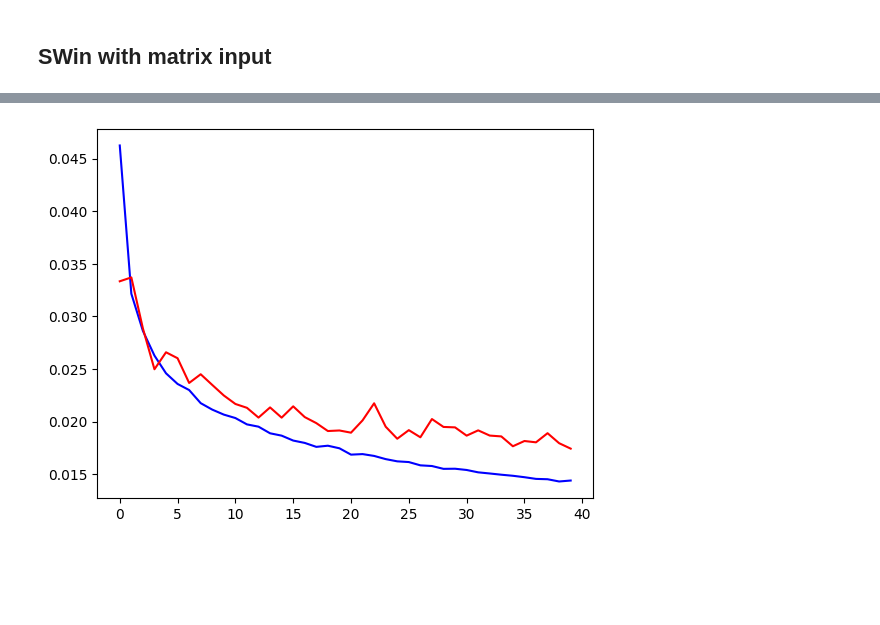
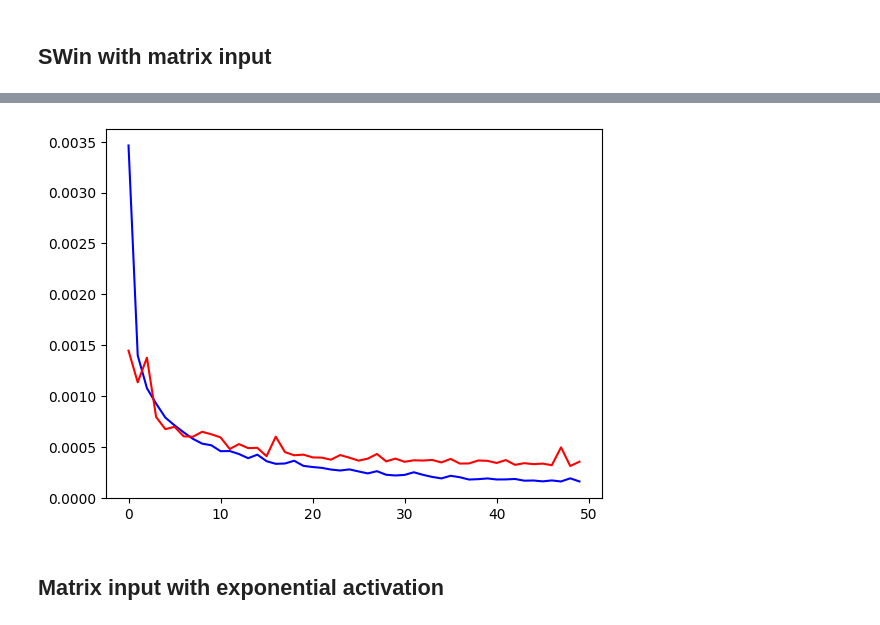
Before and after one commit to GaoDeBuChou/Swin-Transformer-based-Model-for-Trajectory-Prediction, a Jupyter notebook: experiments.ipynb, the cells around one changed output, grey strips where cells are left out. Drawn from its saved outputs; the diff is of its cells as text; code cells hidden in the pictures; blank space fills up the shorter version.

```diff
--- a/experiments.ipynb
+++ b/experiments.ipynb
@@ -322,4 +340,4 @@ class CNN(nn.Module):
 # %%
 cnn = CNN()
-train_model(cnn, nn.L1Loss(), train_loader, valid_loader, learning_rate=0.001)
+train_model(cnn, nn.L1Loss(), train_loader, valid_loader, learning_rate=0.001, epochs=30)
 # %% [output]
@@ -596,7 +614,7 @@ class PatchEmbed(nn.Module):
         norm_layer (nn.Module, optional): Normalization layer. Default: None
     """
 
-    def __init__(self, img_size=40, patch_size=5, in_chans=3, embed_dim=96, norm_layer=None):
+    def __init__(self, img_size=40, patch_size=10, in_chans=3, embed_dim=96, norm_layer=None):
         super().__init__()
         img_size = to_2tuple(img_size)
         patch_size = to_2tuple(patch_size)
@@ -646,8 +664,8 @@ class SwinMLP(nn.Module):
         use_checkpoint (bool): Whether to use checkpointing to save memory. Default: False
     """
 
-    def __init__(self, img_size=40, patch_size=20, in_chans=1, num_classes=2,
-                 embed_dim=96, depths=[1], num_heads=[6],
+    def __init__(self, img_size=40, patch_size=10, in_chans=1, num_classes=2,
+                 embed_dim=96, depths=[4,1,1], num_heads=[4,8,12],
                  window_size=2, mlp_ratio=4., drop_rate=0., drop_path_rate=0.1,
                  norm_layer=nn.LayerNorm, ape=False, patch_norm=False,
                  use_checkpoint=False, **kwargs):
@@ -756,6 +774,7 @@ class PetNet_(nn.Module):
         #x = self.proj(x)
         #x = self.ac1(x)
         x = x.reshape(x.shape[0],1,40,40)
+
         #print(x.shape)
         x = self.model(x)
         #print(x.shape)
@@ -765,4 +784,7 @@ class PetNet_(nn.Module):
         # Concatenate the metadata into the results.
         #x = torch.cat([x, features], dim=1)
         #output = self.fully_connect(x)
-        return x
+        return torch.sigmoid(x)
+# %%
+swin = PetNet_()
+train_model(swin, torch.nn.HuberLoss(), train_loader, valid_loader, learning_rate=0.0002, epochs=50)
@@ -769,4 +795,4 @@ class PetNet_(nn.Module):
 # %%
 swin = PetNet_()
-train_model(swin, nn.L1Loss(), train_loader, valid_loader, learning_rate=0.002, epochs=40)
+train_model(swin, nn.MSELoss(), train_loader, valid_loader, learning_rate=0.0002, epochs=50)
 # %% [output]
@@ -775 +801,3 @@ Last epoch validation loss: 0.017439104810384284
-[figure, old version]
+[figure, new version]
+# %% [markdown]
+## Matrix input with exponential activation
```
Also changed, not shown: parts of 41 cells of this notebook.
